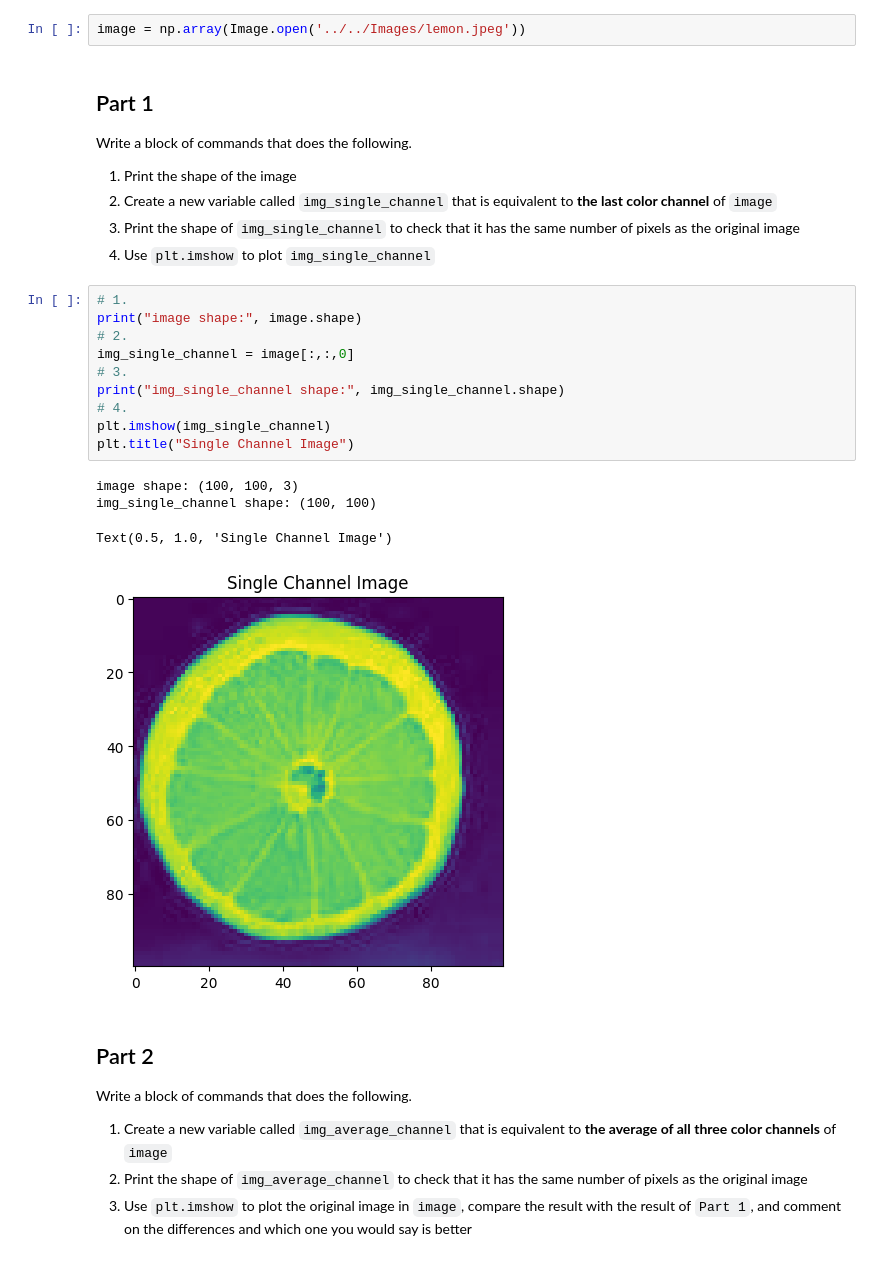
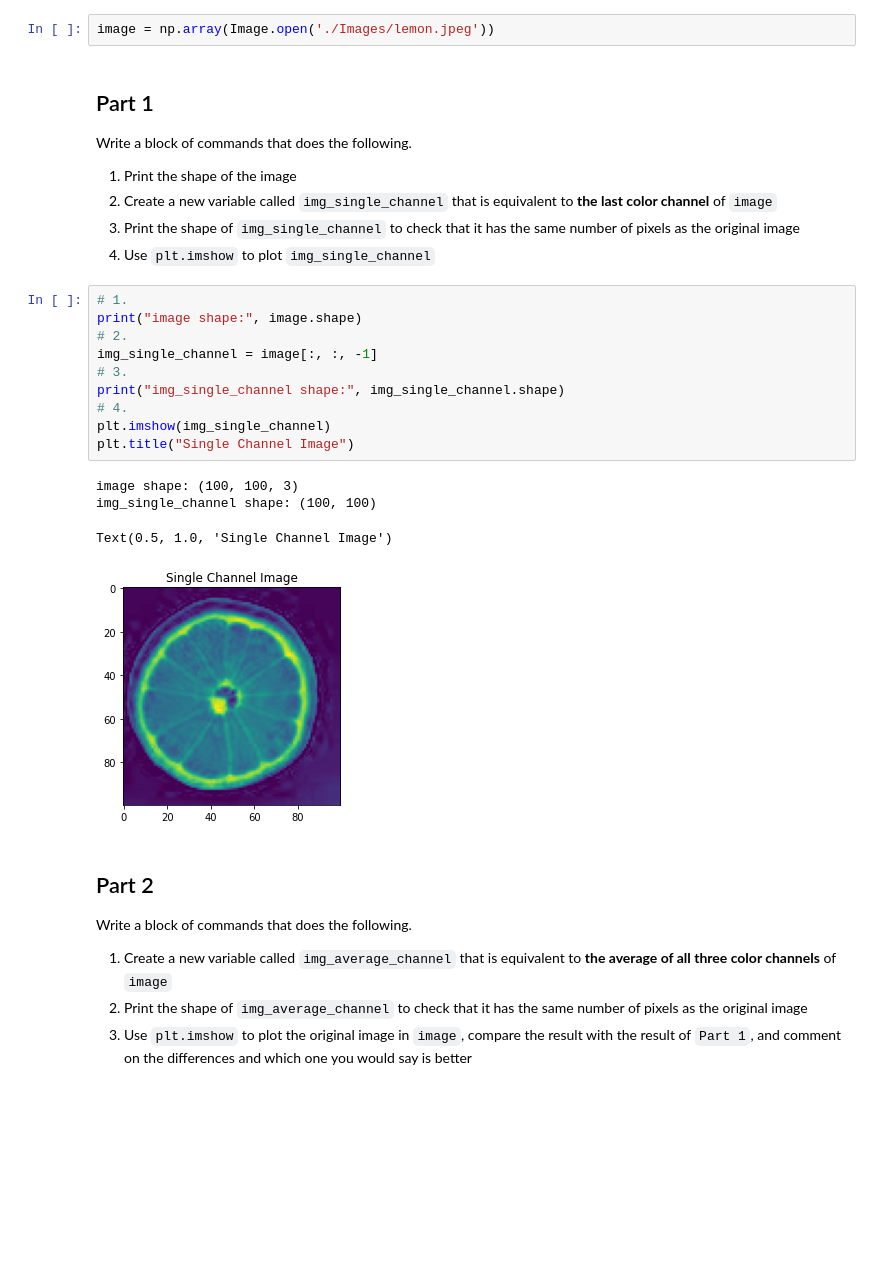
Before and after one commit to jordanhilado/cecs-457-applied-machine-learning, a Jupyter notebook: HW1/HW1.ipynb, the cells around one changed output. Drawn from its saved outputs; the diff is of its cells as text; blank space fills up the shorter version.

```diff
--- a/HW1/HW1.ipynb
+++ b/HW1/HW1.ipynb
@@ -21,7 +21,7 @@ import matplotlib.pyplot as plt
 # %% [markdown]
 PIL stands for Python Imaging Library, and it provides the necessary tools and functions for handling images in Python. It is used for image processing, manipulation, and analysis.
 # %%
-image = np.array(Image.open('../../Images/lemon.jpeg'))
+image = np.array(Image.open('./Images/lemon.jpeg'))
 # %% [markdown]
 ## Part 1
 
@@ -34,18 +34,18 @@ Write a block of commands that does the following.
 # %%
 # 1.
 print("image shape:", image.shape)
 # 2.
-img_single_channel = image[:,:,0]
+img_single_channel = image[:, :, -1]
 # 3.
 print("img_single_channel shape:", img_single_channel.shape)
 # 4.
 plt.imshow(img_single_channel)
 plt.title("Single Channel Image")
 # %% [output]
 image shape: (100, 100, 3)
 img_single_channel shape: (100, 100)
 Text(0.5, 1.0, 'Single Channel Image')
-[figure, old version]
+[figure, new version]
 # %% [markdown]
 ## Part 2
 
```
Also changed, not shown: parts of 8 cells of this notebook, 2 other files.
